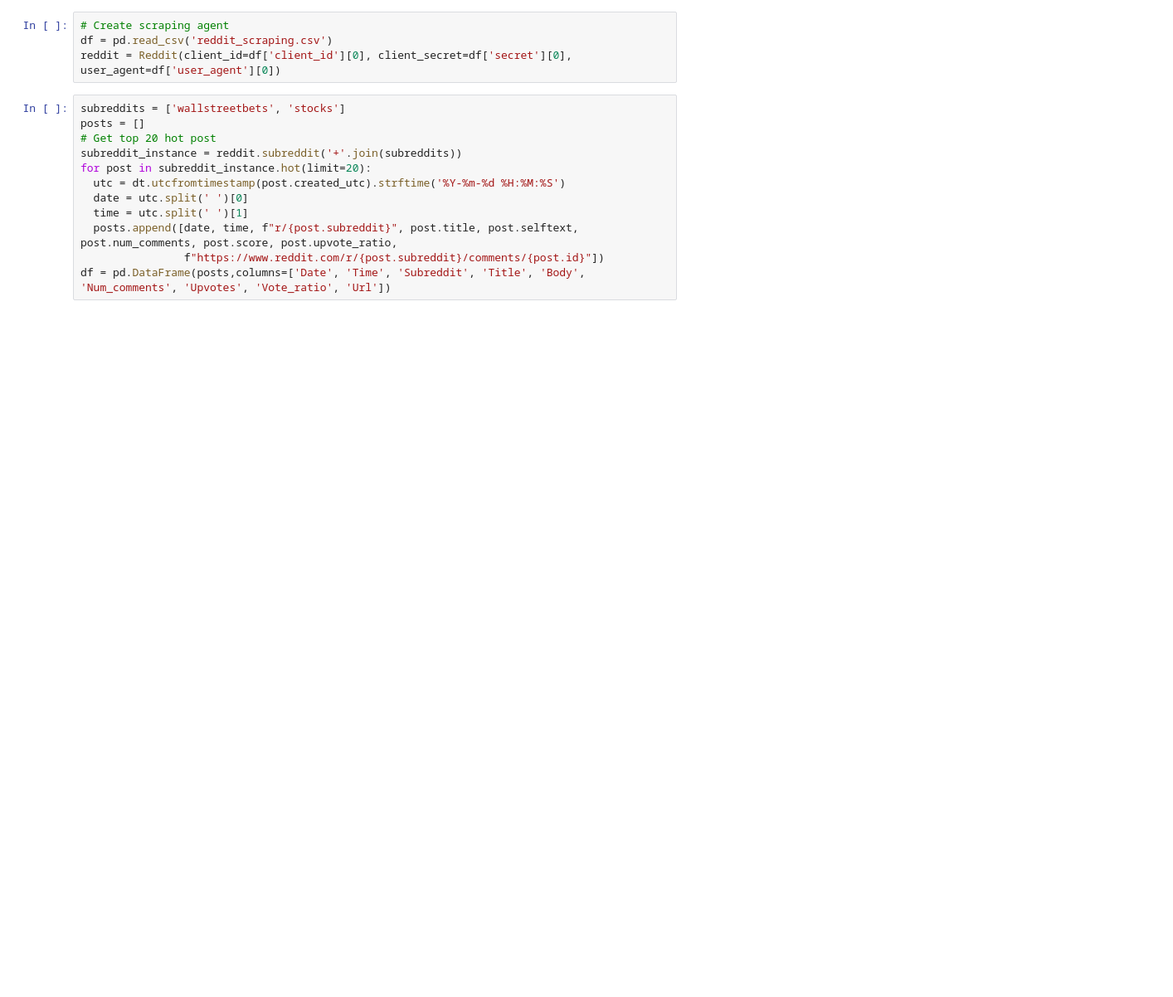
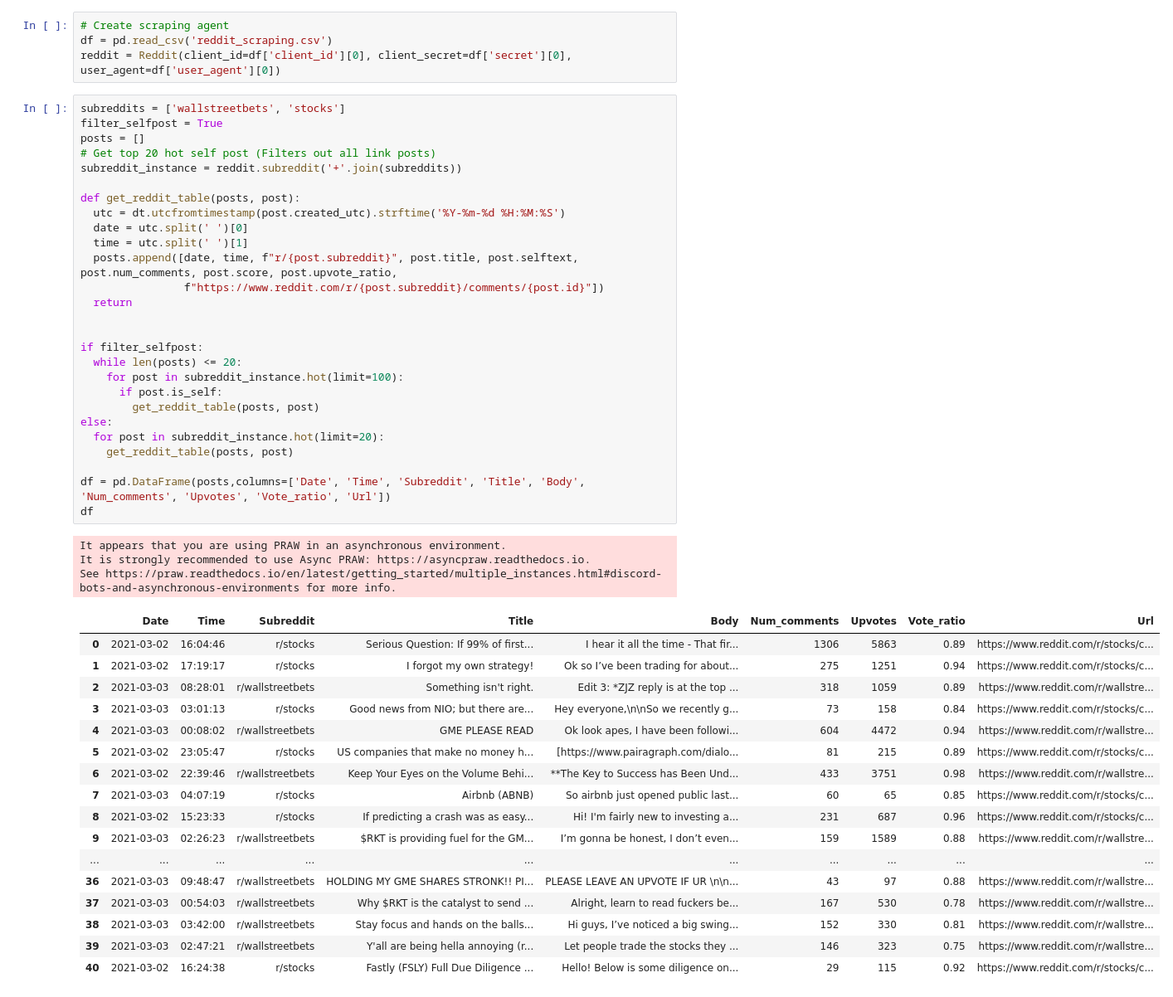
Before and after one commit to kriskirla/Algotrading, a Jupyter notebook: Jupyter/Sentiment_Analysis_Reddit.ipynb, the cells around one changed output. Shown: that part at 83% size. Cells and saved outputs as stored; diff of their text form; blank space fills up the shorter version.

```diff
--- a/Jupyter/Sentiment_Analysis_Reddit.ipynb
+++ b/Jupyter/Sentiment_Analysis_Reddit.ipynb
@@ -22,16 +25,52 @@ df = pd.read_csv('reddit_scraping.csv')
 reddit = Reddit(client_id=df['client_id'][0], client_secret=df['secret'][0], user_agent=df['user_agent'][0])
 # %%
 subreddits = ['wallstreetbets', 'stocks']
+filter_selfpost = True
 posts = []
-# Get top 20 hot post
+# Get top 20 hot self post (Filters out all link posts)
 subreddit_instance = reddit.subreddit('+'.join(subreddits))
-for post in subreddit_instance.hot(limit=20):
+
+def get_reddit_table(posts, post):
   utc = dt.utcfromtimestamp(post.created_utc).strftime('%Y-%m-%d %H:%M:%S')
   date = utc.split(' ')[0]
   time = utc.split(' ')[1]
   posts.append([date, time, f"r/{post.subreddit}", post.title, post.selftext, post.num_comments, post.score, post.upvote_ratio,
                 f"https://www.reddit.com/r/{post.subreddit}/comments/{post.id}"])
+  return
+
+
+if filter_selfpost:
+  while len(posts) <= 20:
+    for post in subreddit_instance.hot(limit=100):
+      if post.is_self:
+        get_reddit_table(posts, post)
+else:
+  for post in subreddit_instance.hot(limit=20):
+    get_reddit_table(posts, post)
+
 df = pd.DataFrame(posts,columns=['Date', 'Time', 'Subreddit', 'Title', 'Body', 'Num_comments', 'Upvotes', 'Vote_ratio', 'Url'])
+df
+# %% [output]
+It appears that you are using PRAW in an asynchronous environment.
+It is strongly recommended to use Async PRAW: https://asyncpraw.readthedocs.io.
+See https://praw.readthedocs.io/en/latest/getting_started/multiple_instances.html#discord-bots-and-asynchronous-environments for more info.
+|  | Date | Time | Subreddit | Title | Body | Num_comments | Upvotes | Vote_ratio | Url |
+| 0 | 2021-03-02 | 16:04:46 | r/stocks | Serious Question: If 99% of first... | I hear it all the time - That fir... | 1306 | 5863 | 0.89 | https://www.reddit.com/r/stocks/c... |
+| 1 | 2021-03-02 | 17:19:17 | r/stocks | I forgot my own strategy! | Ok so I’ve been trading for about... | 275 | 1251 | 0.94 | https://www.reddit.com/r/stocks/c... |
+| 2 | 2021-03-03 | 08:28:01 | r/wallstreetbets | Something isn't right. | Edit 3: *ZJZ reply is at the top ... | 318 | 1059 | 0.89 | https://www.reddit.com/r/wallstre... |
+| 3 | 2021-03-03 | 03:01:13 | r/stocks | Good news from NIO; but there are... | Hey everyone,\n\nSo we recently g... | 73 | 158 | 0.84 | https://www.reddit.com/r/stocks/c... |
+| 4 | 2021-03-03 | 00:08:02 | r/wallstreetbets | GME PLEASE READ | Ok look apes, I have been followi... | 604 | 4472 | 0.94 | https://www.reddit.com/r/wallstre... |
+| 5 | 2021-03-02 | 23:05:47 | r/stocks | US companies that make no money h... | [https://www.pairagraph.com/dialo... | 81 | 215 | 0.89 | https://www.reddit.com/r/stocks/c... |
+| 6 | 2021-03-02 | 22:39:46 | r/wallstreetbets | Keep Your Eyes on the Volume Behi... | **The Key to Success has Been Und... | 433 | 3751 | 0.98 | https://www.reddit.com/r/wallstre... |
+| 7 | 2021-03-03 | 04:07:19 | r/stocks | Airbnb (ABNB) | So airbnb just opened public last... | 60 | 65 | 0.85 | https://www.reddit.com/r/stocks/c... |
+| 8 | 2021-03-02 | 15:23:33 | r/stocks | If predicting a crash was as easy... | Hi! I'm fairly new to investing a... | 231 | 687 | 0.96 | https://www.reddit.com/r/stocks/c... |
+| 9 | 2021-03-03 | 02:26:23 | r/wallstreetbets | $RKT is providing fuel for the GM... | I’m gonna be honest, I don’t even... | 159 | 1589 | 0.88 | https://www.reddit.com/r/wallstre... |
+| ... | ... | ... | ... | ... | ... | ... | ... | ... | ... |
+| 36 | 2021-03-03 | 09:48:47 | r/wallstreetbets | HOLDING MY GME SHARES STRONK!! PI... | PLEASE LEAVE AN UPVOTE IF UR \n\n... | 43 | 97 | 0.88 | https://www.reddit.com/r/wallstre... |
+| 37 | 2021-03-03 | 00:54:03 | r/wallstreetbets | Why $RKT is the catalyst to send ... | Alright, learn to read fuckers be... | 167 | 530 | 0.78 | https://www.reddit.com/r/wallstre... |
+| 38 | 2021-03-03 | 03:42:00 | r/wallstreetbets | Stay focus and hands on the balls... | Hi guys, I’ve noticed a big swing... | 152 | 330 | 0.81 | https://www.reddit.com/r/wallstre... |
+| 39 | 2021-03-03 | 02:47:21 | r/wallstreetbets | Y'all are being hella annoying (r... | Let people trade the stocks they ... | 146 | 323 | 0.75 | https://www.reddit.com/r/wallstre... |
+| 40 | 2021-03-02 | 16:24:38 | r/stocks | Fastly (FSLY) Full Due Diligence ... | Hello! Below is some diligence on... | 29 | 115 | 0.92 | https://www.reddit.com/r/stocks/c... |
 # %%
 # Instantiate the sentiment intensity analyzer
 vader = SentimentIntensityAnalyzer()
```
Also changed, not shown: parts of 4 cells of this notebook.
